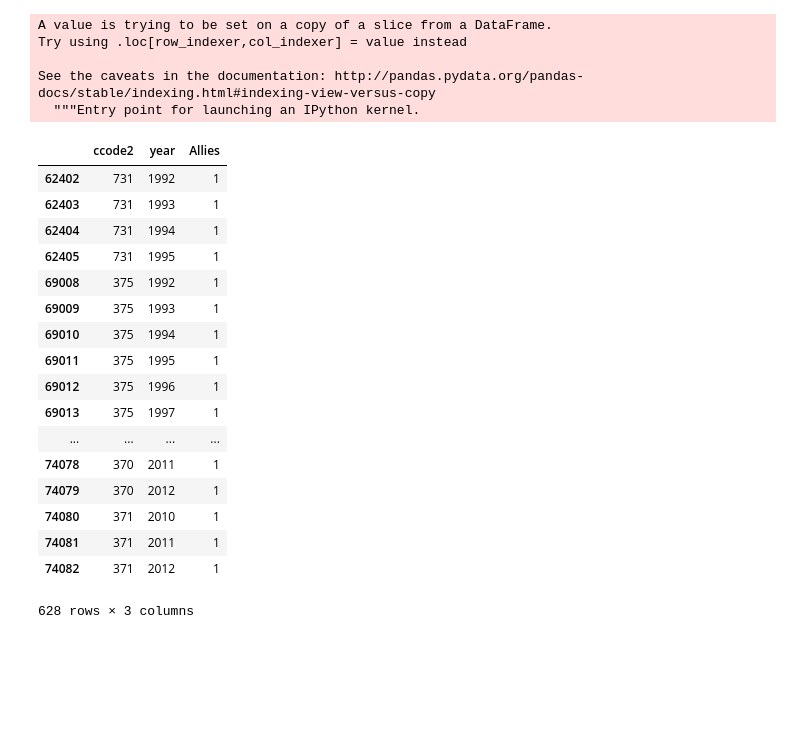
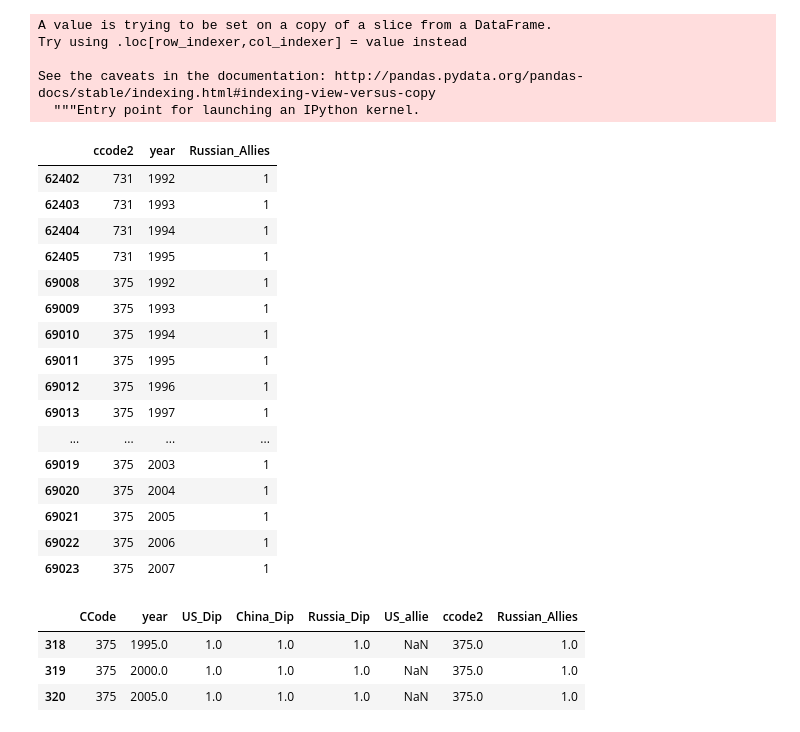
Before and after one commit to denisdunn/conflict_peace, a Jupyter notebook: conflicts_project.ipynb, the cells around one changed output. Drawn from its saved outputs; the diff is of its cells as text; code cells hidden in the pictures; blank space fills up the shorter version.

```diff
--- a/conflicts_project.ipynb
+++ b/conflicts_project.ipynb
@@ -106,7 +252,7 @@ ruse=rus[rus['year']>1991]
 # %%
 ruspact=ruse[(ruse['defense'] ==1) | (ruse['neutrality'] ==1) |(ruse['nonaggression']==1)]
 # %%
-ruspact['Allies']=1
+ruspact['Russian_Allies']=1
 # %% [output]
 A value is trying to be set on a copy of a slice from a DataFrame.
 Try using .loc[row_indexer,col_indexer] = value instead
@@ -114,11 +260,11 @@ Try using .loc[row_indexer,col_indexer] = value instead
 See the caveats in the documentation: http://pandas.pydata.org/pandas-docs/stable/indexing.html#indexing-view-versus-copy
   """Entry point for launching an IPython kernel.
 # %%
-ruspact=ruspact[['ccode2','year','Allies']]
+ruspact=ruspact[['ccode2','year','Russian_Allies']]
 # %%
-ruspact
+ruspact.(20)
 # %% [output]
-|  | ccode2 | year | Allies |
+|  | ccode2 | year | Russian_Allies |
 | 62402 | 731 | 1992 | 1 |
 | 62403 | 731 | 1993 | 1 |
 | 62404 | 731 | 1994 | 1 |
@@ -130,9 +276,8 @@ ruspact
 | 69012 | 375 | 1996 | 1 |
 | 69013 | 375 | 1997 | 1 |
 | ... | ... | ... | ... |
-| 74078 | 370 | 2011 | 1 |
-| 74079 | 370 | 2012 | 1 |
-| 74080 | 371 | 2010 | 1 |
-| 74081 | 371 | 2011 | 1 |
-| 74082 | 371 | 2012 | 1 |
+| 69019 | 375 | 2003 | 1 |
+| 69020 | 375 | 2004 | 1 |
+| 69021 | 375 | 2005 | 1 |
+| 69022 | 375 | 2006 | 1 |
+| 69023 | 375 | 2007 | 1 |
-628 rows × 3 columns
@@ -140,0 +286,7 @@ usally=uspact[['ccode2','year','right_censor']]
+# %%
+out_ally[out_ally['CCode']==375]
+# %% [output]
+|  | CCode | year | US_Dip | China_Dip | Russia_Dip | US_allie | ccode2 | Russian_Allies |
+| 318 | 375 | 1995.0 | 1.0 | 1.0 | 1.0 | NaN | 375.0 | 1.0 |
+| 319 | 375 | 2000.0 | 1.0 | 1.0 | 1.0 | NaN | 375.0 | 1.0 |
+| 320 | 375 | 2005.0 | 1.0 | 1.0 | 1.0 | NaN | 375.0 | 1.0 |
```
Also changed, not shown: parts of 113 cells of this notebook.
